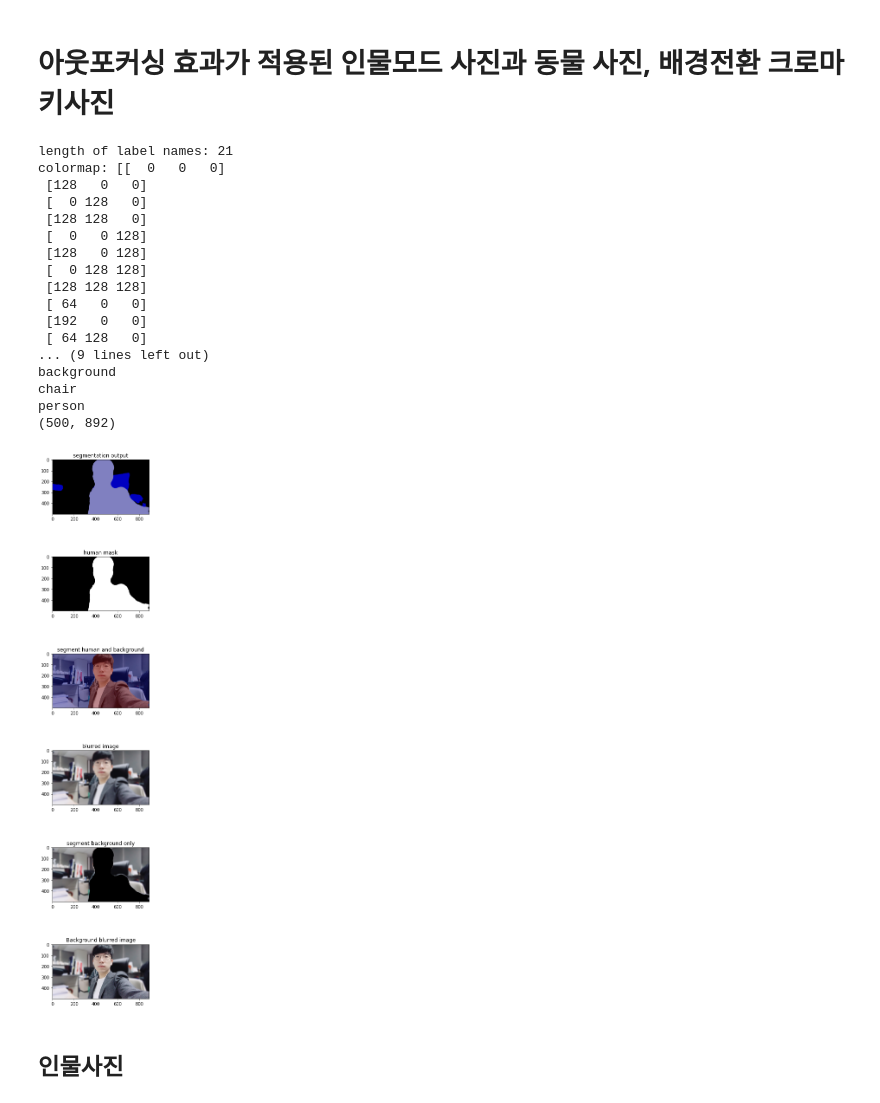
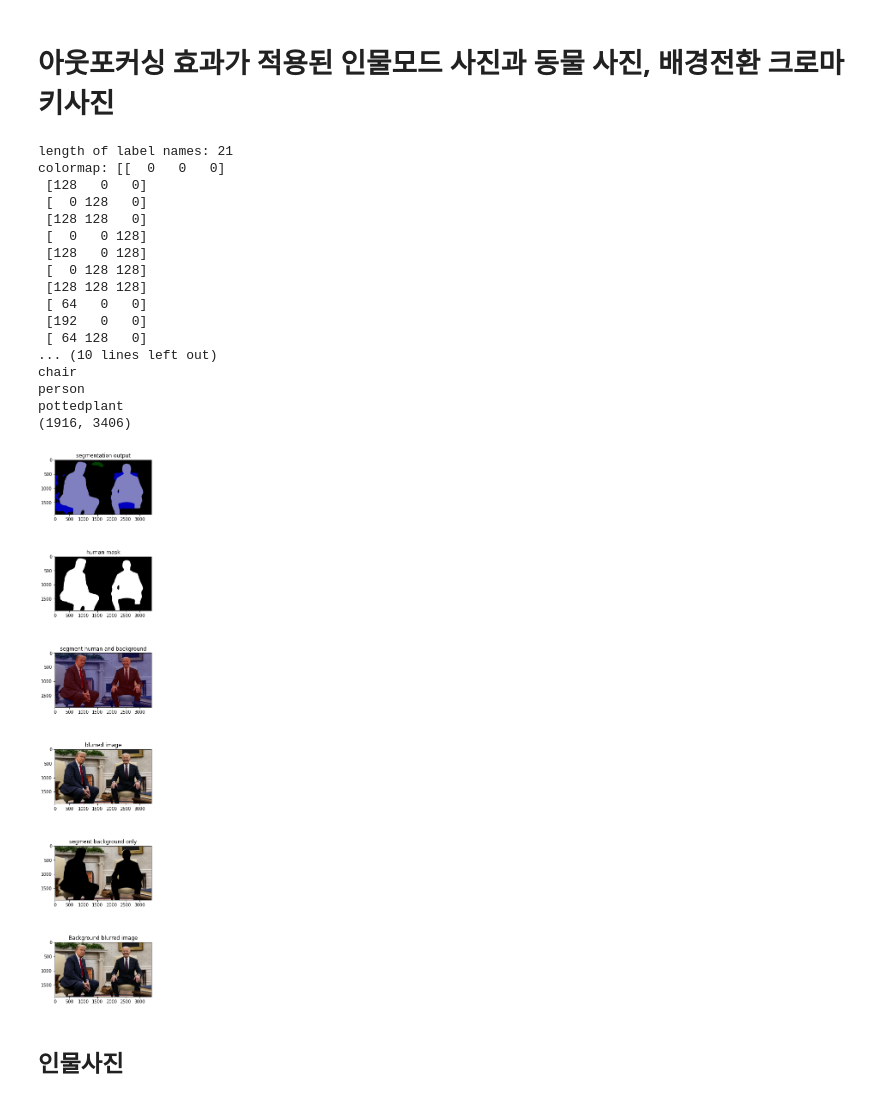
Before and after one commit to yoo-eun00/yyy, a Jupyter notebook: Exploration/Ex04/human_segmentation.ipynb, the cells around one changed output. Saved outputs shown, nothing was run; the diff lists cells and outputs as text; code cells hidden in the pictures.

```diff
--- a/Exploration/Ex04/human_segmentation.ipynb
+++ b/Exploration/Ex04/human_segmentation.ipynb
@@ -242,7 +242,7 @@ plt.show()
 # %% [markdown]
 # 아웃포커싱 효과가 적용된 인물모드 사진과 동물 사진, 배경전환 크로마키사진
 # %%
-img_path = os.getenv('HOME')+'/aiffel/human_segmentation/images/my_image.png'
+img_path = os.getenv('HOME')+'/aiffel/human_segmentation/images/biden_and_trump.jpg'
 #라벨 이름 사전 정의
 #pascalvoc 데이터의 라벨종류
 LABEL_NAMES = [
@@ -328,37 +328,37 @@ def segment_human(img_path=img_path,
     # 세그멘테이션 마스크가 255인 부분만 원본 이미지 값을 가지고 오고
     # 아닌 영역은 블러된 이미지 값을 사용합니다.
     img_concat = np.where(img_mask_color==255, img_orig, img_bg_blur)
     # plt.imshow(): 저장된 데이터를 이미지의 형식으로 표시한다.
     # cv2.cvtColor(입력 이미지, 색상 변환 코드): 입력 이미지의 색상 채널을 변경
     # cv2.COLOR_BGR2RGB: 원본이 BGR 순서로 픽셀을 읽다보니
     # 이미지 색상 채널을 변경해야함 (BGR 형식을 RGB 형식으로 변경)
     ax[5].imshow(cv2.cvtColor(img_concat, cv2.COLOR_BGR2RGB))
     ax[5].set_title("Background blurred image")
 
     plt.show()
 
 segment_human(img_path=img_path,
                model=model,
                blur_kernel=(13,13))
 # %% [output]
 length of label names: 21
 colormap: [[  0   0   0]
  [128   0   0]
  [  0 128   0]
  [128 128   0]
  [  0   0 128]
  [128   0 128]
  [  0 128 128]
  [128 128 128]
  [ 64   0   0]
  [192   0   0]
  [ 64 128   0]
-... (9 lines left out)
-background
+... (10 lines left out)
 chair
 person
-(500, 892)
+pottedplant
+(1916, 3406)
-[figure, old version]
+[figure, new version]
 # %% [markdown]
 ## 인물사진
 # %%
```
